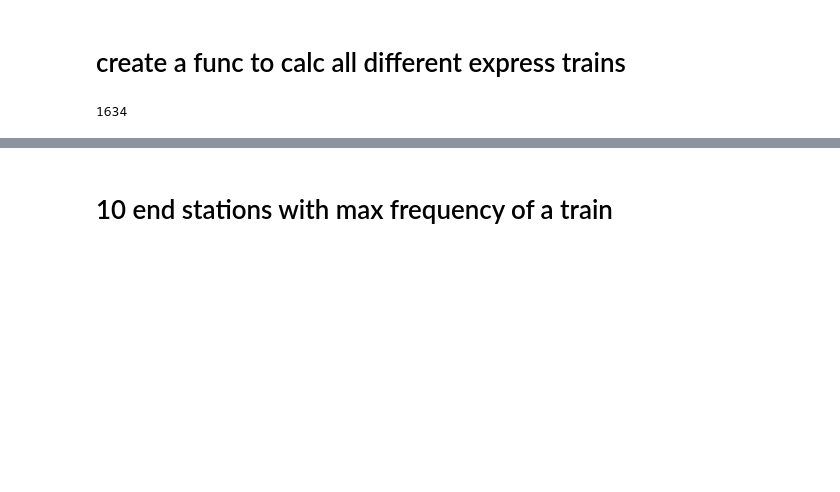
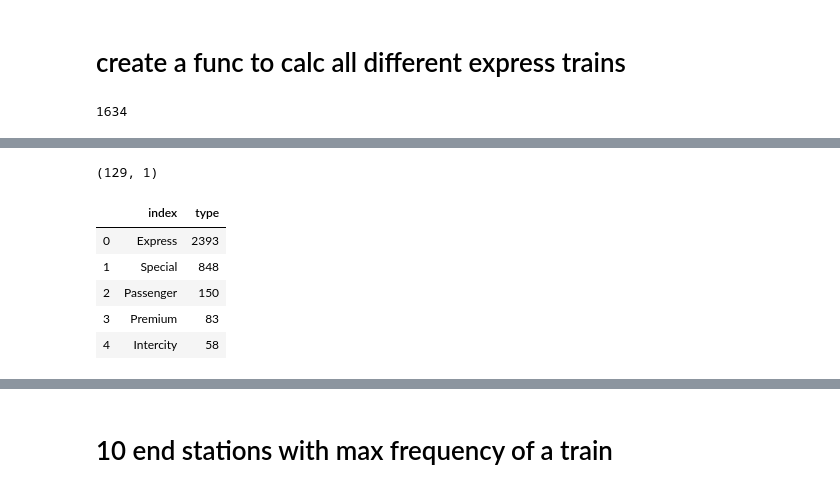
Before and after one commit to shan-2205/EDA, a Jupyter notebook: Indian_trains.ipynb, the cells around one changed output, grey strips where cells are left out. Saved outputs shown, nothing was run; the diff lists cells and outputs as text; code cells hidden in the pictures; blank space fills up the shorter version.

```diff
--- a/Indian_trains.ipynb
+++ b/Indian_trains.ipynb
@@ -151,0 +264,6 @@ df['Train name'].str.contains('Express').sum()
+# %%
+value=df['type'].value_counts()
+# %%
+df2=pd.DataFrame(value)
+
+df2.head()
@@ -151,0 +279,15 @@ df['Train name'].str.contains('Express').sum()
+# %%
+df2.shape
+# %% [output]
+(129, 1)
+# %%
+df2.reset_index(inplace=True)
+# %%
+df2.head()
+# %% [output]
+|  | index | type |
+| 0 | Express | 2393 |
+| 1 | Special | 848 |
+| 2 | Passenger | 150 |
+| 3 | Premium | 83 |
+| 4 | Intercity | 58 |
```
Also changed, not shown: parts of 42 cells of this notebook.
